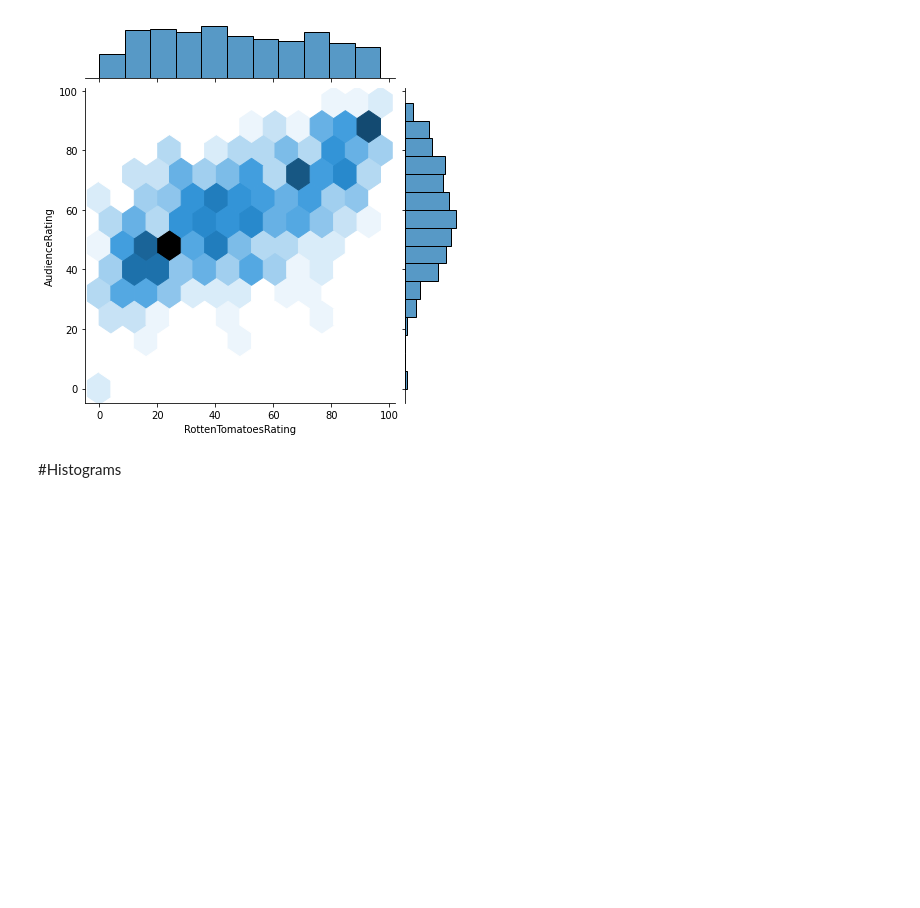
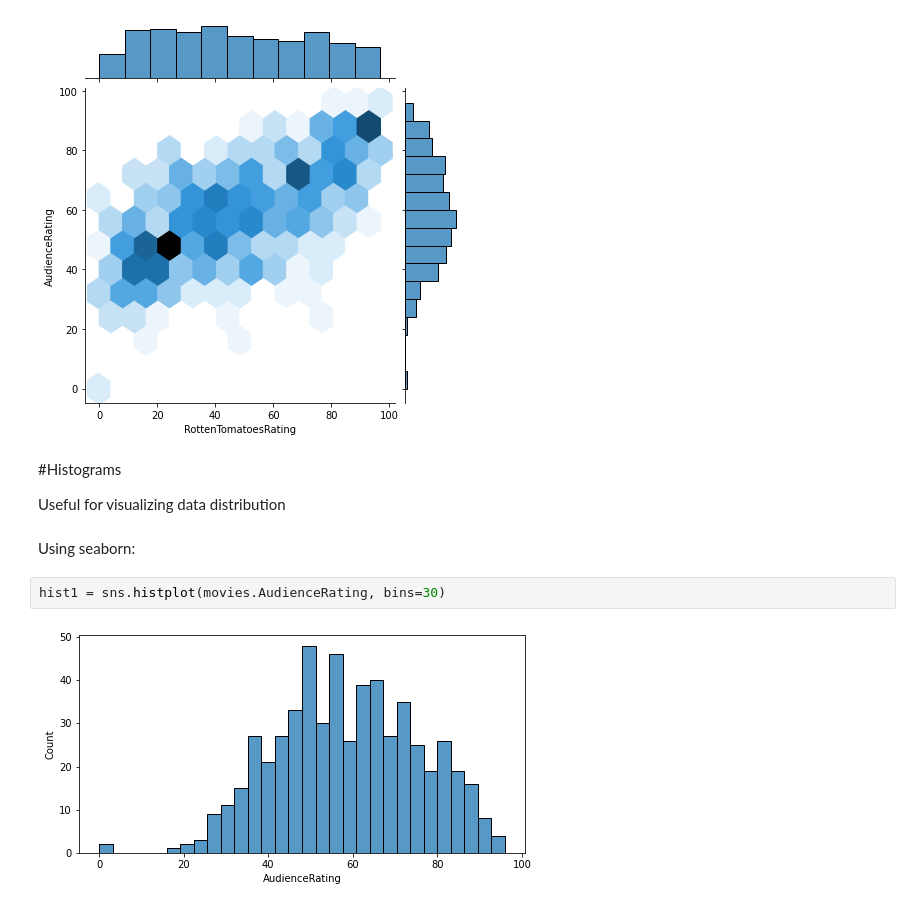
Before and after one commit to GiOvAnNa740/PythonNotebooks, a Jupyter notebook: Python_A_Z_For_Data_science/notes.ipynb, the cells around one changed output. Cells and saved outputs as stored; diff of their text form; blank space fills up the shorter version.

```diff
--- a/Python_A_Z_For_Data_science/notes.ipynb
+++ b/Python_A_Z_For_Data_science/notes.ipynb
@@ -173,5 +173,13 @@ jplotHex = sns.jointplot(data=movies, x='RottenTomatoesRating', y='AudienceRatin
     kind='hex')
 # %% [output]
 [figure]
-# %% [markdown]
-#Histograms
+# %% [markdown]
+#Histograms
+
+Useful for visualizing data distribution
+# %% [markdown]
+Using seaborn:
+# %%
+hist1 = sns.histplot(movies.AudienceRating, bins=30)
+# %% [output]
+[figure, added]
```
Also changed, not shown: parts of 25 cells of this notebook.
